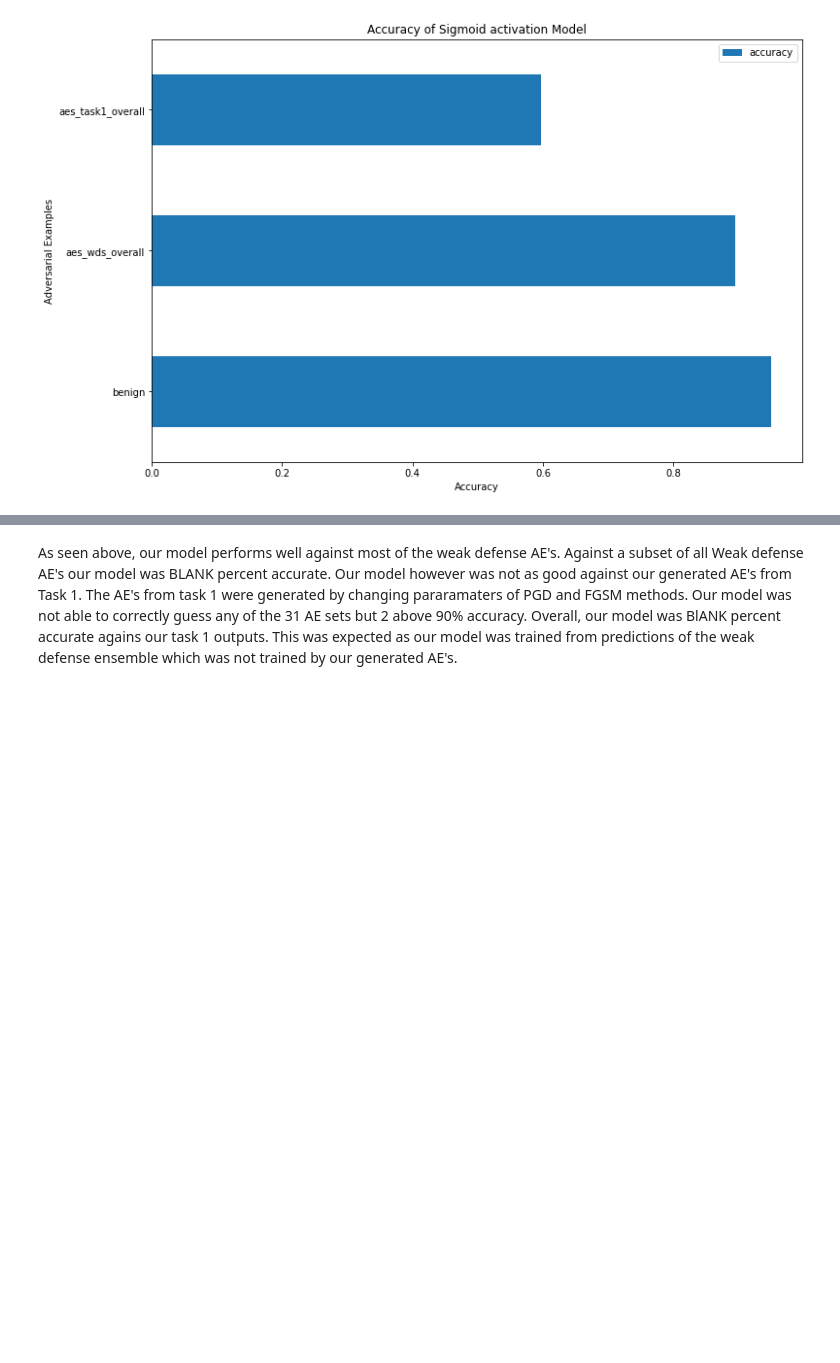
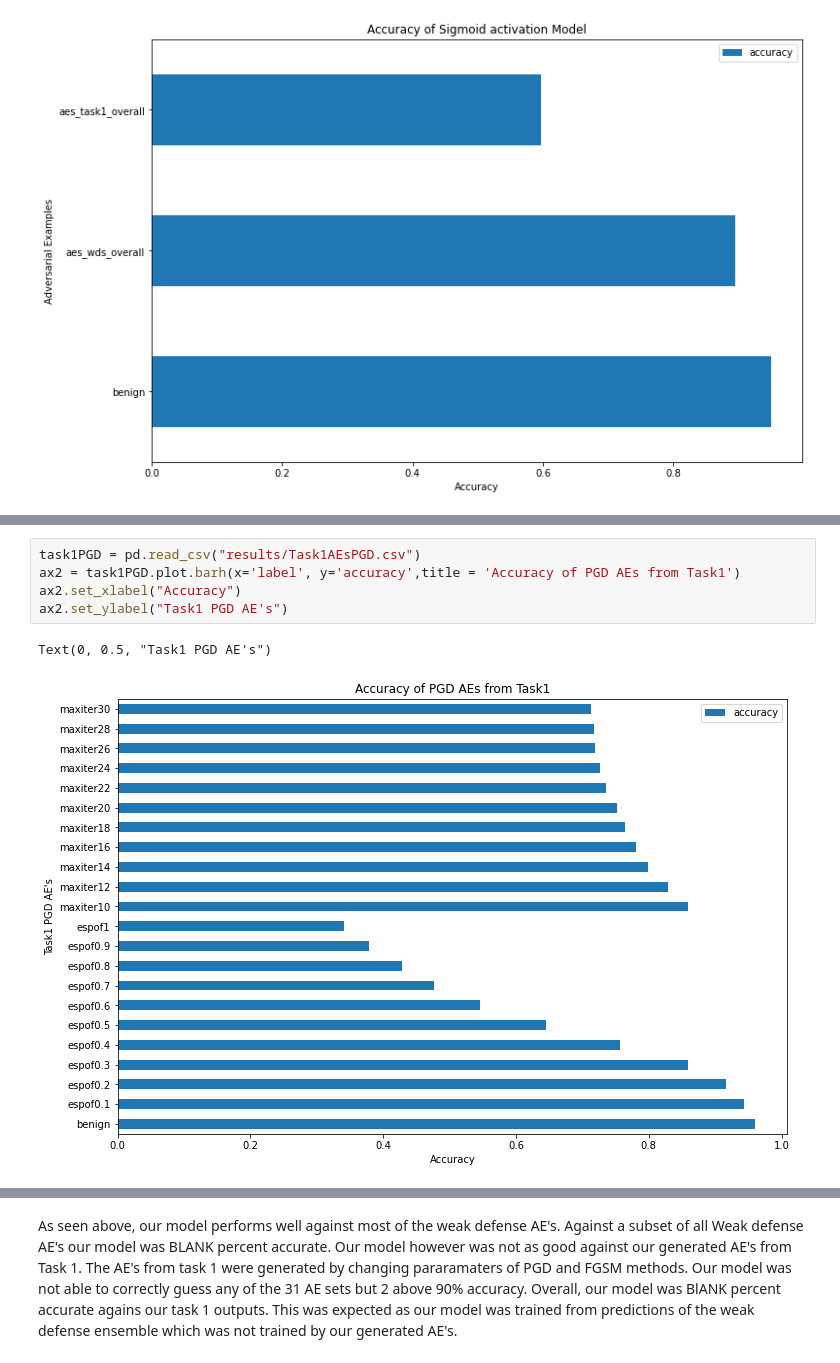
Before and after one commit to Jacob-L-Vincent/project-athena, a Jupyter notebook: Task2/Report_Task2.ipynb, the cells around one changed output, grey strips where cells are left out. Drawn from its saved outputs; the diff is of its cells as text; blank space fills up the shorter version.

```diff
--- a/Task2/Report_Task2.ipynb
+++ b/Task2/Report_Task2.ipynb
@@ -155,0 +161,8 @@ ax1.set_ylabel("Ensemble weak Defense")
+# %%
+task1PGD = pd.read_csv("results/Task1AEsPGD.csv")
+ax2 = task1PGD.plot.barh(x='label', y='accuracy',title = 'Accuracy of PGD AEs from Task1')
+ax2.set_xlabel("Accuracy")
+ax2.set_ylabel("Task1 PGD AE's")
+# %% [output]
+Text(0, 0.5, "Task1 PGD AE's")
+[figure, added]
```
Also changed, not shown: parts of 5 cells of this notebook.
